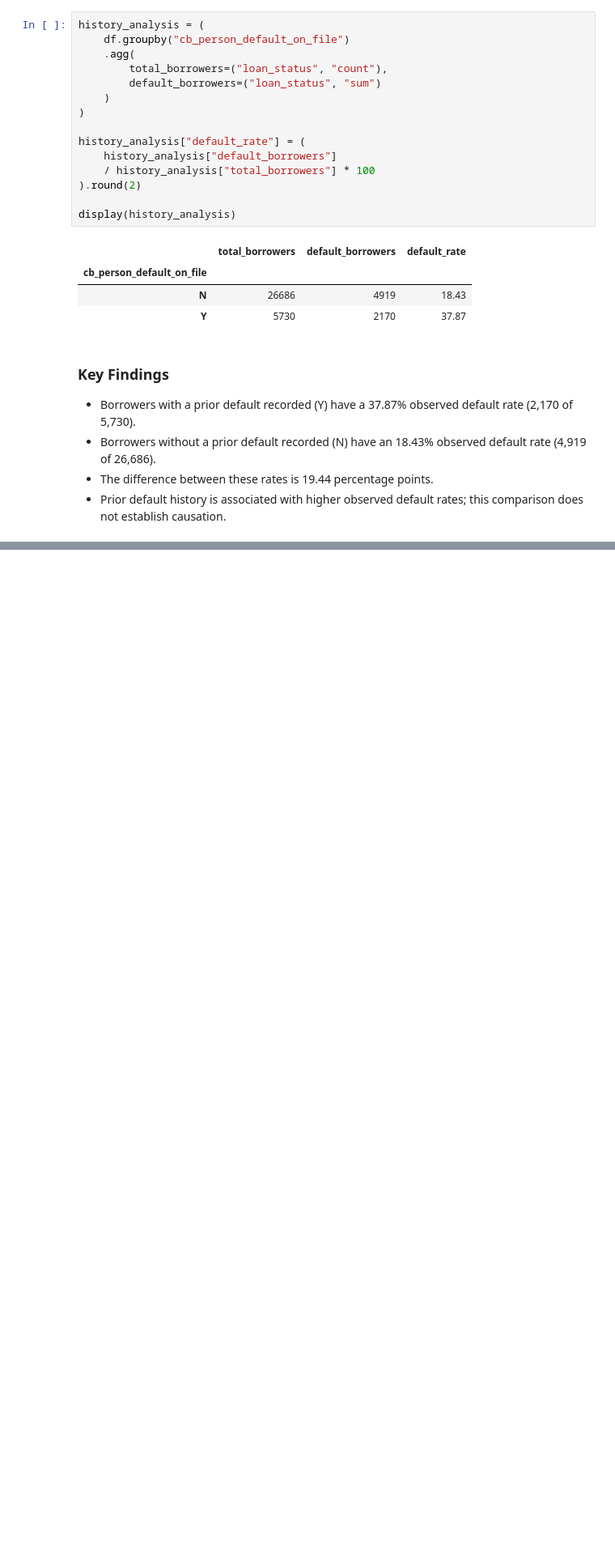
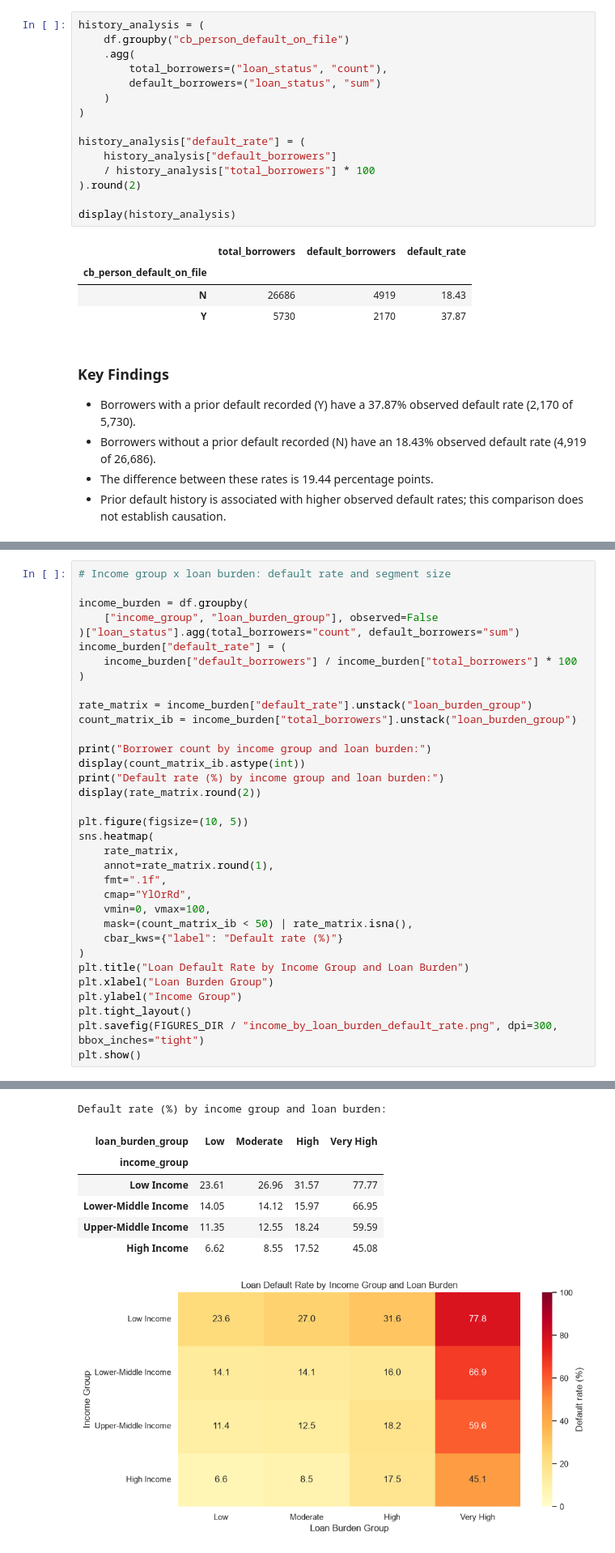
Before and after one commit to pujansonani/axlero-data-analytics, a Jupyter notebook: member2_week3_advanced_eda_bi/notebooks/week3_advanced_eda_bi.ipynb, the cells around one changed output, grey strips where cells are left out. Shown at 81% size. Drawn from its saved outputs; the diff is of its cells as text; blank space fills up the shorter version.

Commit message:
Add borrower segment summary and income-burden analysis

```diff
--- a/member2_week3_advanced_eda_bi/notebooks/week3_advanced_eda_bi.ipynb
+++ b/member2_week3_advanced_eda_bi/notebooks/week3_advanced_eda_bi.ipynb
@@ -873,0 +926,35 @@ display(history_analysis)
+# %%
+# Income group x loan burden: default rate and segment size
+
+income_burden = df.groupby(
+    ["income_group", "loan_burden_group"], observed=False
+)["loan_status"].agg(total_borrowers="count", default_borrowers="sum")
+income_burden["default_rate"] = (
+    income_burden["default_borrowers"] / income_burden["total_borrowers"] * 100
+)
+
+rate_matrix = income_burden["default_rate"].unstack("loan_burden_group")
+count_matrix_ib = income_burden["total_borrowers"].unstack("loan_burden_group")
+
+print("Borrower count by income group and loan burden:")
+display(count_matrix_ib.astype(int))
+print("Default rate (%) by income group and loan burden:")
+display(rate_matrix.round(2))
+
+plt.figure(figsize=(10, 5))
+sns.heatmap(
+    rate_matrix,
+    annot=rate_matrix.round(1),
+    fmt=".1f",
+    cmap="YlOrRd",
+    vmin=0, vmax=100,
+    mask=(count_matrix_ib < 50) | rate_matrix.isna(),
+    cbar_kws={"label": "Default rate (%)"}
+)
+plt.title("Loan Default Rate by Income Group and Loan Burden")
+plt.xlabel("Loan Burden Group")
+plt.ylabel("Income Group")
+plt.tight_layout()
+plt.savefig(FIGURES_DIR / "income_by_loan_burden_default_rate.png", dpi=300, bbox_inches="tight")
+plt.show()
+# %% [output]
@@ -873,0 +968,8 @@ display(history_analysis)
+Default rate (%) by income group and loan burden:
+| loan_burden_group | Low | Moderate | High | Very High |
+| income_group |  |  |  |  |
+| Low Income | 23.61 | 26.96 | 31.57 | 77.77 |
+| Lower-Middle Income | 14.05 | 14.12 | 15.97 | 66.95 |
+| Upper-Middle Income | 11.35 | 12.55 | 18.24 | 59.59 |
+| High Income | 6.62 | 8.55 | 17.52 | 45.08 |
+[figure, added]
```
Also changed, not shown: parts of 14 cells of this notebook, 1 other file.
